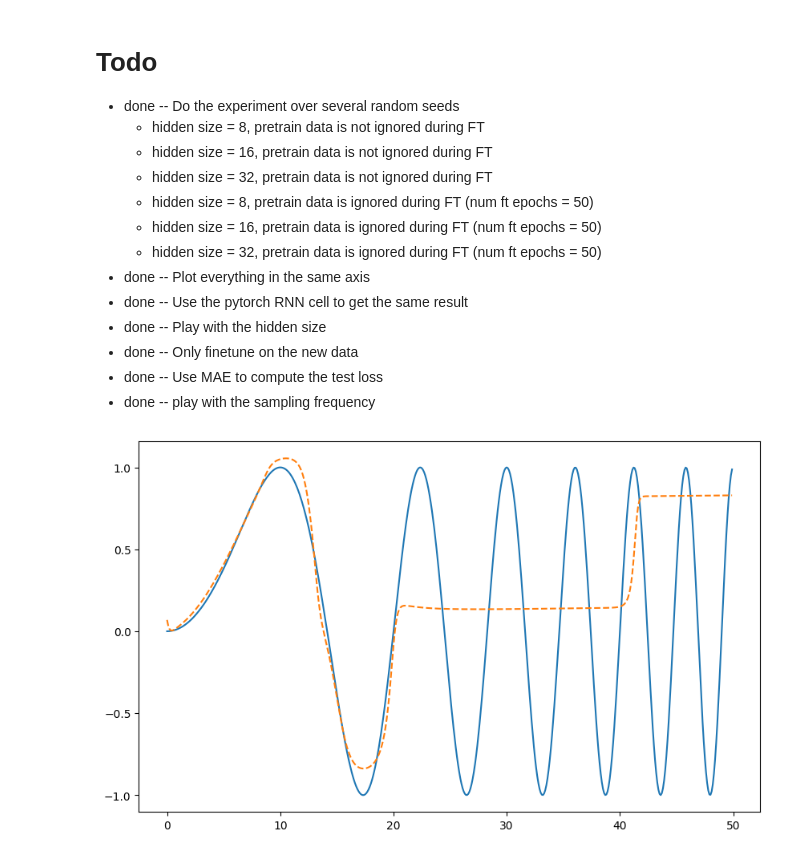
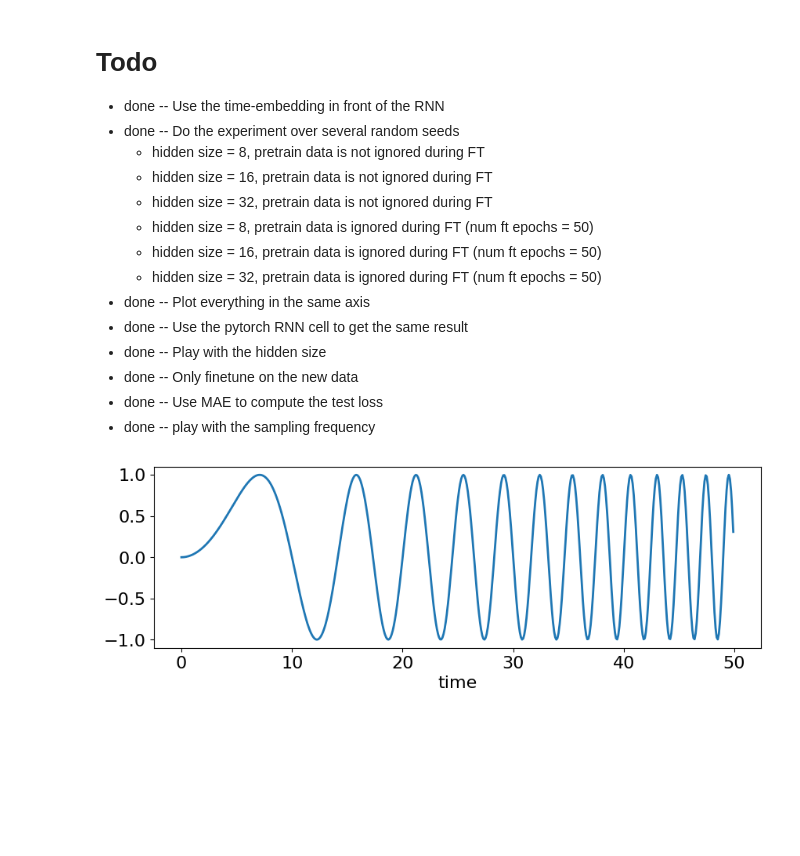
Before and after one commit to Laknath1996/RAG-exps, a Jupyter notebook: notebooks/3-toy-learn-chirp.ipynb, the cells around one changed output. Drawn from its saved outputs; the diff is of its cells as text; code cells hidden in the pictures; blank space fills up the shorter version.

```diff
--- a/notebooks/3-toy-learn-chirp.ipynb
+++ b/notebooks/3-toy-learn-chirp.ipynb
@@ -1,6 +1,7 @@
 # %% [markdown]
 # Todo
 
+* done -- Use the time-embedding in front of the RNN
 * done -- Do the experiment over several random seeds
     * hidden size = 8, pretrain data is not ignored during FT
     * hidden size = 16, pretrain data is not ignored during FT
@@ -45,4 +48,15 @@ def generate_sequence(c=0.005, f_0=0, sf=10):
     phi = 2 * np.pi * (c / 2 * t**2 + f_0 * t)
     x = np.sin(phi)
     return x, f, t
+# %%
+X, F, T = generate_sequence(c=0.01, f_0=0, sf=10)
+fontsize = 16
+lw = 2
+fig, ax = plt.subplots(figsize=(10, 3))
+ax.plot(T, X, label='Original Signal', lw=lw)
+ax.set_xlabel('time', fontsize=fontsize)
+ax.tick_params(axis='both', labelsize=fontsize)
+plt.show()
+# %% [output]
+[figure, added]
 # %%
@@ -187,7 +229,0 @@ with torch.no_grad():
-# %%
-fig, ax = plt.subplots(figsize=(10, 6))
-ax.plot(T, X, label='Original Signal')
-ax.plot(T, out.squeeze().numpy(), label='RNN Output', linestyle='--')
-plt.show()
-# %% [output]
-[figure, removed]
```
Also changed, not shown: parts of 12 cells of this notebook, 2 other files.
